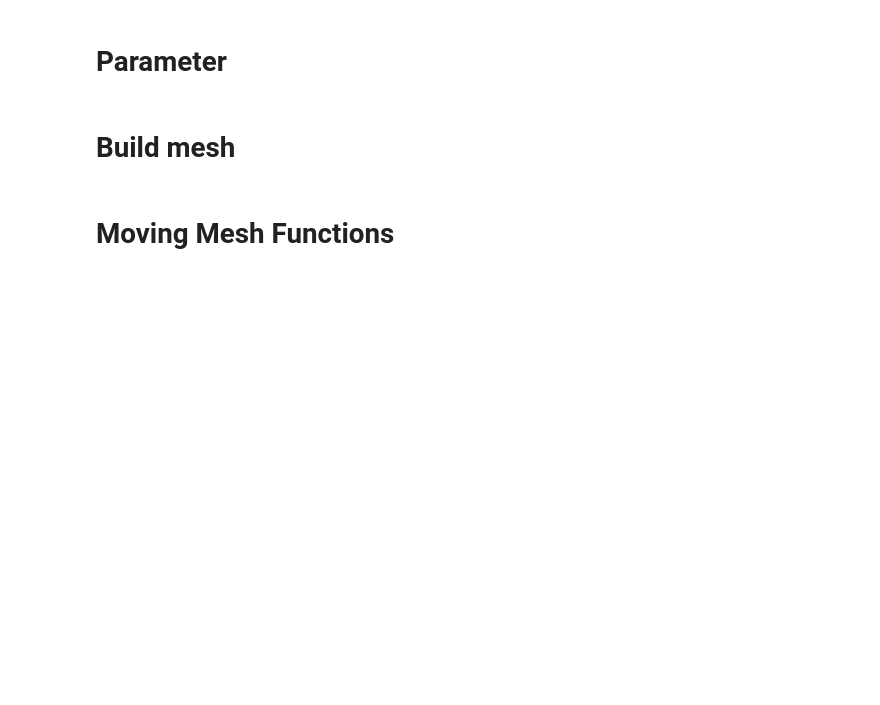
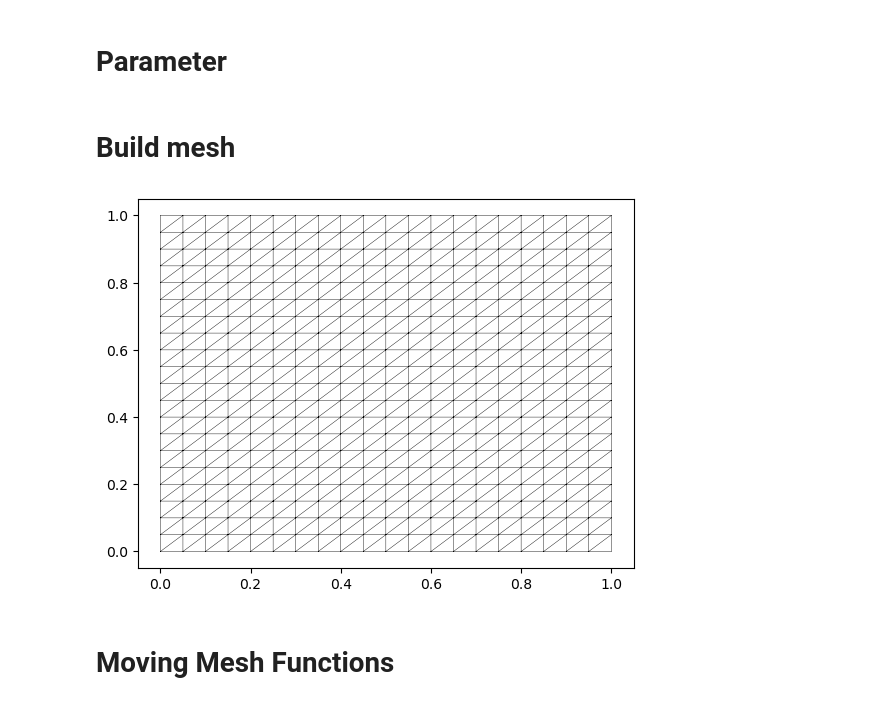
Before and after one commit to GenieYoung/MMPDE, a Jupyter notebook: py_src/main.ipynb, the cells around one changed output. Drawn from its saved outputs; the diff is of its cells as text; code cells hidden in the pictures; blank space fills up the shorter version.

```diff
--- a/py_src/main.ipynb
+++ b/py_src/main.ipynb
@@ -26,26 +26,32 @@ lr = 0.001
 # %%
 m_rows = 20
 m_cols = 20
 
 x = torch.linspace(0, 1, m_cols + 1)
 y = torch.linspace(0, 1, m_rows + 1)
 x = x.repeat(m_rows + 1)
 y = y.repeat_interleave(m_cols + 1)
-V = torch.stack([x,y],dim=1)
-V_ref = V.clone()
+Vc = torch.stack([x,y],dim=1)
 
 tris = []
 
 for i in range(m_cols):
    for j in range(m_rows):
        tris.append([j * (m_cols + 1) + i, j * (m_cols + 1) + i + 1, (j + 1) * (m_cols + 1) + i + 1])
        tris.append([j * (m_cols + 1) + i, (j + 1) * (m_cols + 1) + i + 1, (j + 1) * (m_cols + 1) + i])
 
 tris = torch.tensor(tris)
-boundarys = V[(V[:,0]==0.0) | (V[:,1]==0.0) | (V[:,0]==1.0) | (V[:,1]==1.0)]
+
+#boundarys = V[(V[:,0]==0.0) | (V[:,1]==0.0) | (V[:,0]==1.0) | (V[:,1]==1.0)]
+left_boundarys = Vc[(Vc[:,0]==0.0)]
+bottom_boundarys = Vc[(Vc[:,1]==0.0)]
+top_boundarys = Vc[(Vc[:,1]==1.0)]
+right_boundarys = Vc[(Vc[:,0]==1.0)]
 
 plt.triplot(x,y,tris,'k-',linewidth=0.3)
 plt.show()
+# %% [output]
+[figure, added]
 # %% [markdown]
 # Moving Mesh Functions
 # %%
```
Also changed, not shown: parts of 4 cells of this notebook.
